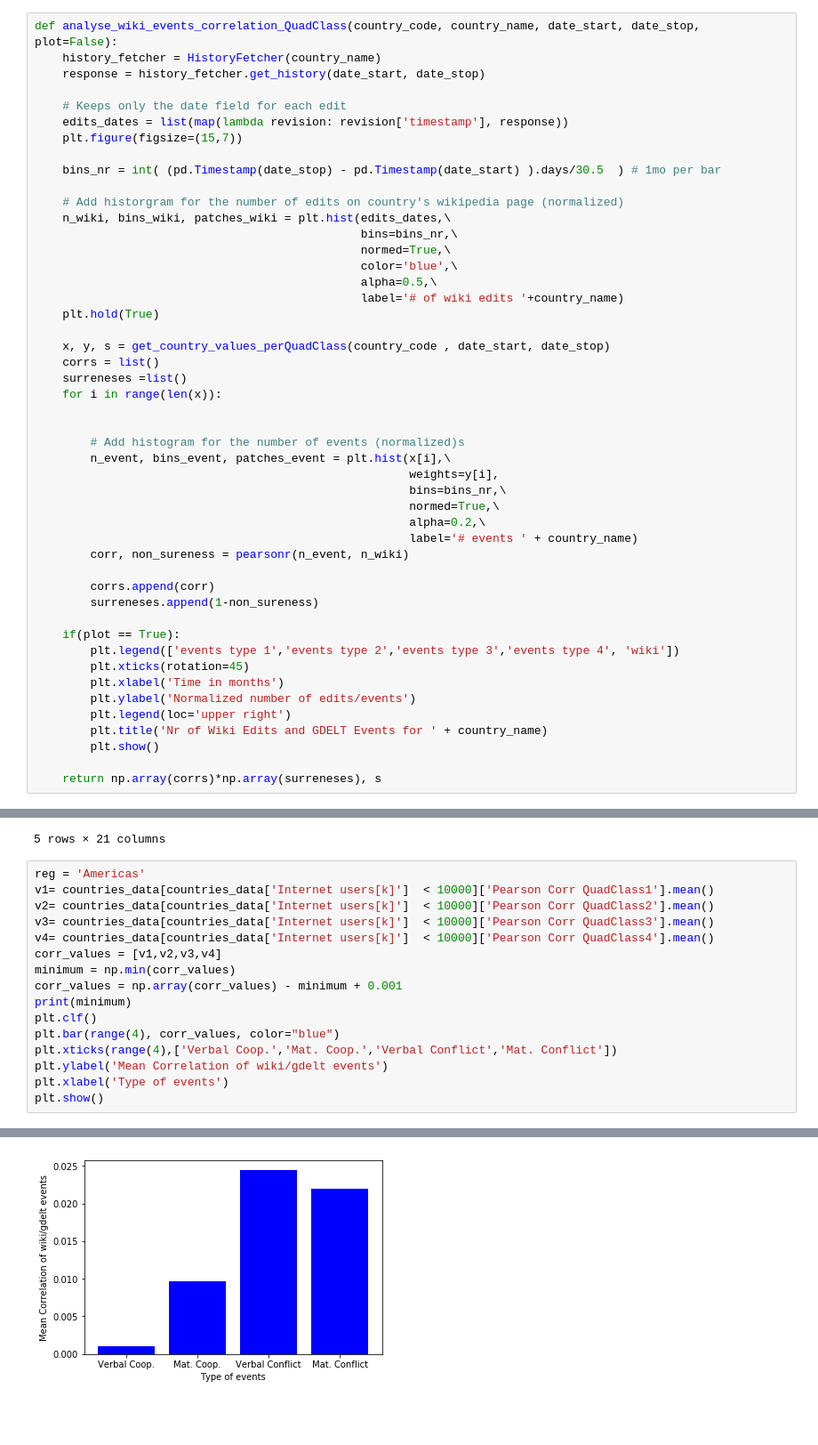
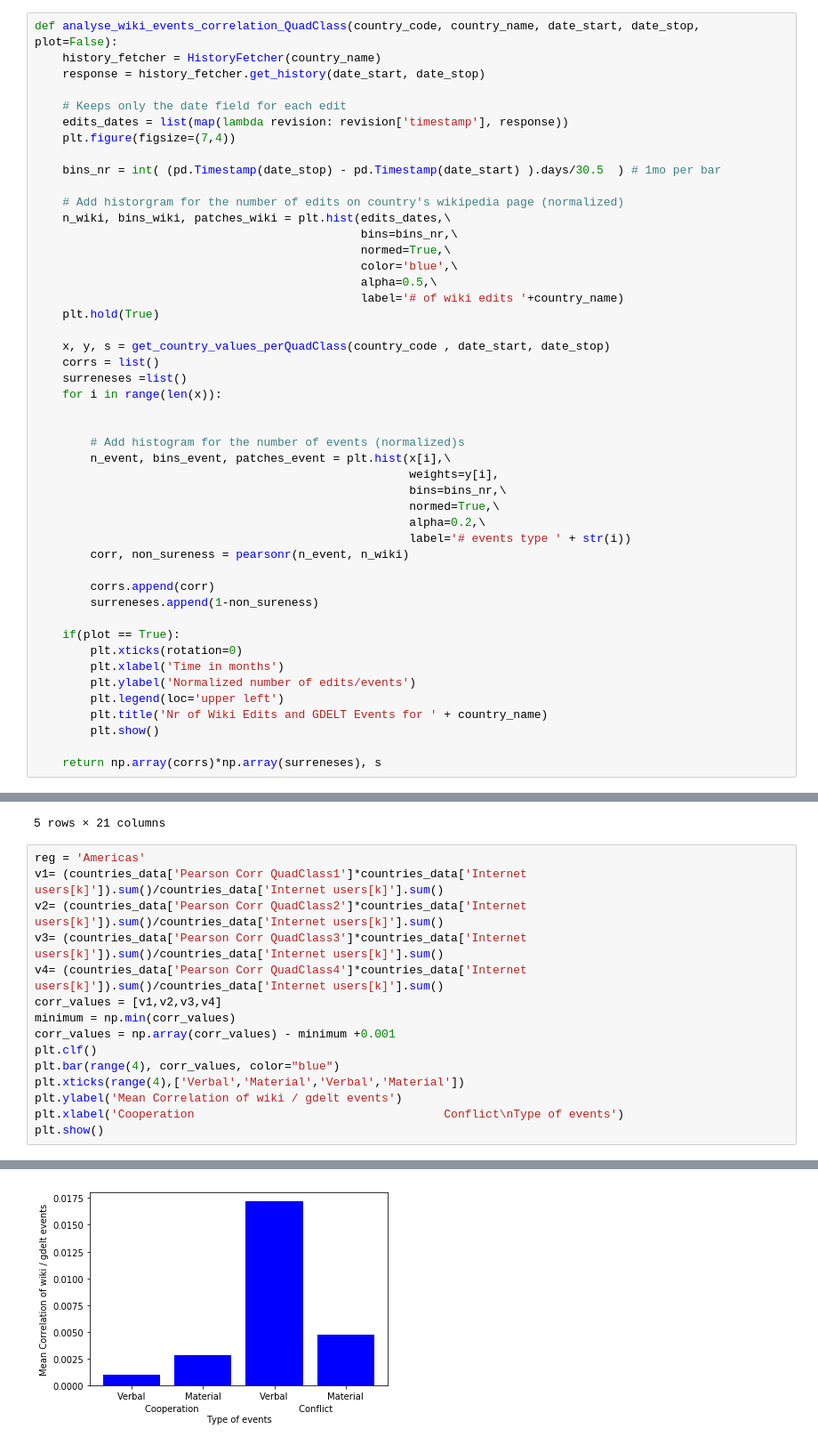
Before and after one commit to Amaumaury/ada-2017, a Jupyter notebook: project/GDELT_auto_event_analysis.ipynb, the cells around one changed output, grey strips where cells are left out. Shown at 89% size. Cells and saved outputs as stored; diff of their text form; blank space fills up the shorter version.

```diff
--- a/project/GDELT_auto_event_analysis.ipynb
+++ b/project/GDELT_auto_event_analysis.ipynb
@@ -389,7 +389,7 @@ def analyse_wiki_events_correlation_QuadClass(country_code, country_name, date_s
 
     # Keeps only the date field for each edit
     edits_dates = list(map(lambda revision: revision['timestamp'], response))
-    plt.figure(figsize=(15,7))
+    plt.figure(figsize=(7,4))
 
     bins_nr = int( (pd.Timestamp(date_stop) - pd.Timestamp(date_start) ).days/30.5  ) # 1mo per bar
 
@@ -414,18 +414,17 @@ def analyse_wiki_events_correlation_QuadClass(country_code, country_name, date_s
                                                       bins=bins_nr,\
                                                       normed=True,\
                                                       alpha=0.2,\
-                                                      label='# events ' + country_name)
+                                                      label='# events type ' + str(i))
         corr, non_sureness = pearsonr(n_event, n_wiki)
 
         corrs.append(corr)
         surreneses.append(1-non_sureness)
 
     if(plot == True):
-        plt.legend(['events type 1','events type 2','events type 3','events type 4', 'wiki'])
-        plt.xticks(rotation=45)
+        plt.xticks(rotation=0)
         plt.xlabel('Time in months')
         plt.ylabel('Normalized number of edits/events')
-        plt.legend(loc='upper right')
+        plt.legend(loc='upper left')
         plt.title('Nr of Wiki Edits and GDELT Events for ' + country_name)
         plt.show()
 
@@ -558,18 +576,17 @@ countries_data.head()
 5 rows × 21 columns
 # %%
 reg = 'Americas'
-v1= countries_data[countries_data['Internet users[k]']  < 10000]['Pearson Corr QuadClass1'].mean()
-v2= countries_data[countries_data['Internet users[k]']  < 10000]['Pearson Corr QuadClass2'].mean()
-v3= countries_data[countries_data['Internet users[k]']  < 10000]['Pearson Corr QuadClass3'].mean()
-v4= countries_data[countries_data['Internet users[k]']  < 10000]['Pearson Corr QuadClass4'].mean()
+v1= (countries_data['Pearson Corr QuadClass1']*countries_data['Internet users[k]']).sum()/countries_data['Internet users[k]'].sum()
+v2= (countries_data['Pearson Corr QuadClass2']*countries_data['Internet users[k]']).sum()/countries_data['Internet users[k]'].sum()
+v3= (countries_data['Pearson Corr QuadClass3']*countries_data['Internet users[k]']).sum()/countries_data['Internet users[k]'].sum()
+v4= (countries_data['Pearson Corr QuadClass4']*countries_data['Internet users[k]']).sum()/countries_data['Internet users[k]'].sum()
 corr_values = [v1,v2,v3,v4]
 minimum = np.min(corr_values)
-corr_values = np.array(corr_values) - minimum + 0.001
-print(minimum)
+corr_values = np.array(corr_values) - minimum +0.001
 plt.clf()
 plt.bar(range(4), corr_values, color="blue")
-plt.xticks(range(4),['Verbal Coop.','Mat. Coop.','Verbal Conflict','Mat. Conflict'])
-plt.ylabel('Mean Correlation of wiki/gdelt events')
-plt.xlabel('Type of events')
+plt.xticks(range(4),['Verbal','Material','Verbal','Material'])
+plt.ylabel('Mean Correlation of wiki / gdelt events')
+plt.xlabel('Cooperation                                    Conflict\nType of events')
 plt.show()
 # %% [output]
@@ -577 +593 @@ plt.show()
-[figure, old version]
+[figure, new version]
```
Also changed, not shown: parts of 9 cells of this notebook, 2 other files.
